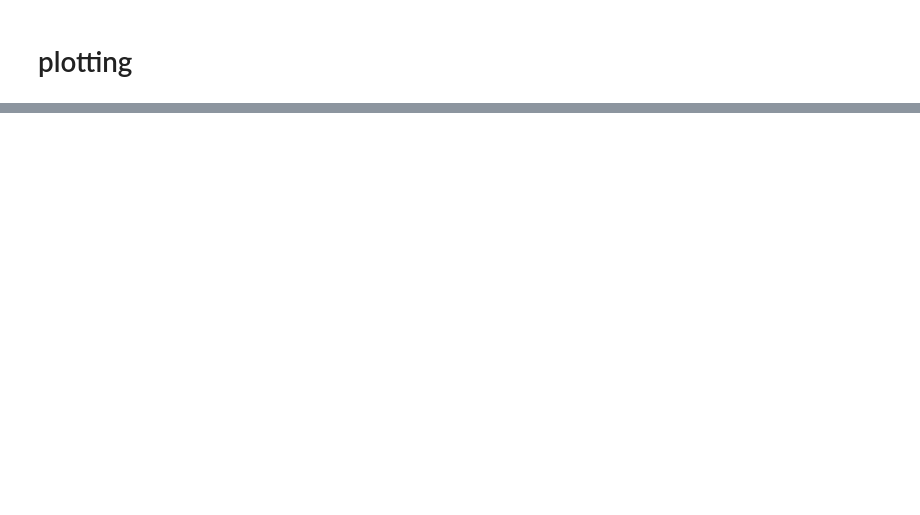
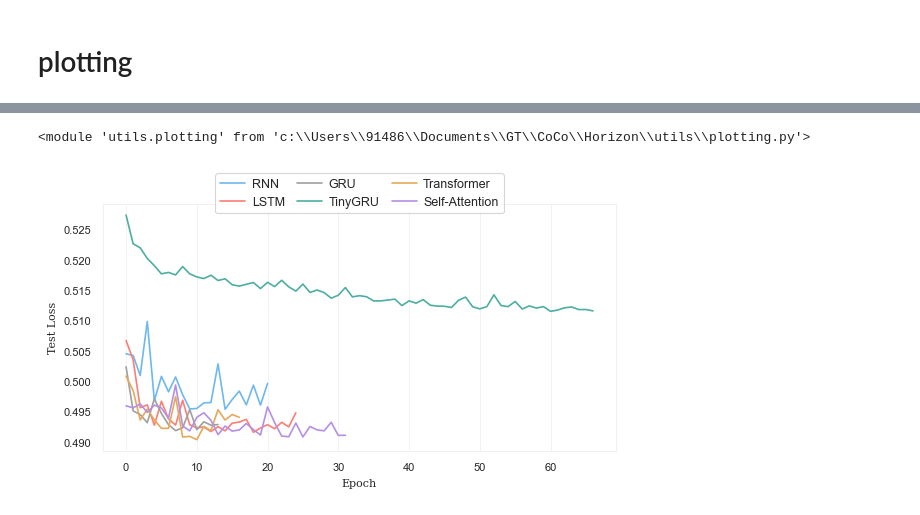
Before and after one commit to althealuo/Horizon, a Jupyter notebook: Horizon_all_models.ipynb, the cells around one changed output, grey strips where cells are left out. Cells and saved outputs as stored; diff of their text form; code cells hidden in the pictures; blank space fills up the shorter version.

Commit message:
refactored all model file, reran, updated plotting

```diff
--- a/Horizon_all_models.ipynb
+++ b/Horizon_all_models.ipynb
@@ -119,5 +77,5 @@ y_train 0.0
 # %%
-SEQ_LEN = seq_features.__len__() // 4
+SEQ_LEN = len(seq_features) // 4
 print(f"SEQ_LEN: {SEQ_LEN}")
 # %% [output]
 SEQ_LEN: 2
@@ -486 +143,11 @@ def train_and_evaluate(model, train_loader, criterion, optimizer, device, epochs
+# %%
+model_dict = {
+    "RNN": RNN(SEQ_LEN).to(device),
+    "LSTM": LSTM(SEQ_LEN).to(device),
+    "GRU": GRU(SEQ_LEN).to(device),
+    "TinyGRU": TinyGRU(SEQ_LEN).to(device),
+    "Transformer": TransformerEncoderPositionalEncoding(SEQ_LEN).to(device),
+    "Self-Attention": SelfAttentionOnly(SEQ_LEN).to(device),
+    # "TinyAttentionNoProj": TinyAttentionNoProj(SEQ_LEN).to(device),
+}
 # %%
@@ -493,29 +183,0 @@ def train_and_evaluate(model, train_loader, criterion, optimizer, device, epochs
-# %%
-model_dict = {
-    "RNN": RNN().to(device),
-    "LSTM": LSTM().to(device),
-    "GRU": GRU().to(device),
-    "TinyGRU": TinyGRU().to(device),
-    "Transformer": TransformerEncoderPositionalEncoding().to(device),
-    "SelfAttention": SelfAttentionOnly().to(device),
-    # "TinyAttentionNoProj": TinyAttentionNoProj().to(device),
-}
-# %%
-epochs = 100
-for model_name, model in model_dict.items():
-    print(f"\nTraining model: {model_name}")
-    criterion = nn.CrossEntropyLoss()
-    optimizer = optim.Adam(model.parameters(), lr=0.001)
-    train_loss_prog, train_acc_prog, test_loss_prog, test_acc_prog, test_acc_h1_prog, test_loss_h1_prog, test_acc_h6_prog, test_loss_h6_prog, final_epoch = train_and_evaluate(model, train_loader, criterion, optimizer, device, epochs=epochs)
-    model_dict[model_name] = {
-        "model": model,
-        "train_loss_prog": train_loss_prog,
-        "train_acc_prog": train_acc_prog,
-        "test_loss_prog": test_loss_prog,
-        "test_acc_prog": test_acc_prog,
-        "test_acc_h1_prog": test_acc_h1_prog,
-        "test_loss_h1_prog": test_loss_h1_prog,
-        "test_acc_h6_prog": test_acc_h6_prog,
-        "test_loss_h6_prog": test_loss_h6_prog,
-        "final_epoch": final_epoch
-    }
@@ -674,0 +197,6 @@ plt.show()
+# %%
+import importlib
+import utils.plotting as plotting
+importlib.reload(plotting)
+# %% [output]
+<module 'utils.plotting' from 'c:\\Users\\91486\\Documents\\GT\\CoCo\\Horizon\\utils\\plotting.py'>
@@ -674,0 +205,4 @@ plt.show()
+# %%
+plot_test_loss(model_dict)
+# %% [output]
+[figure, added]
```
Also changed, not shown: parts of 41 cells of this notebook, 16 other files.
